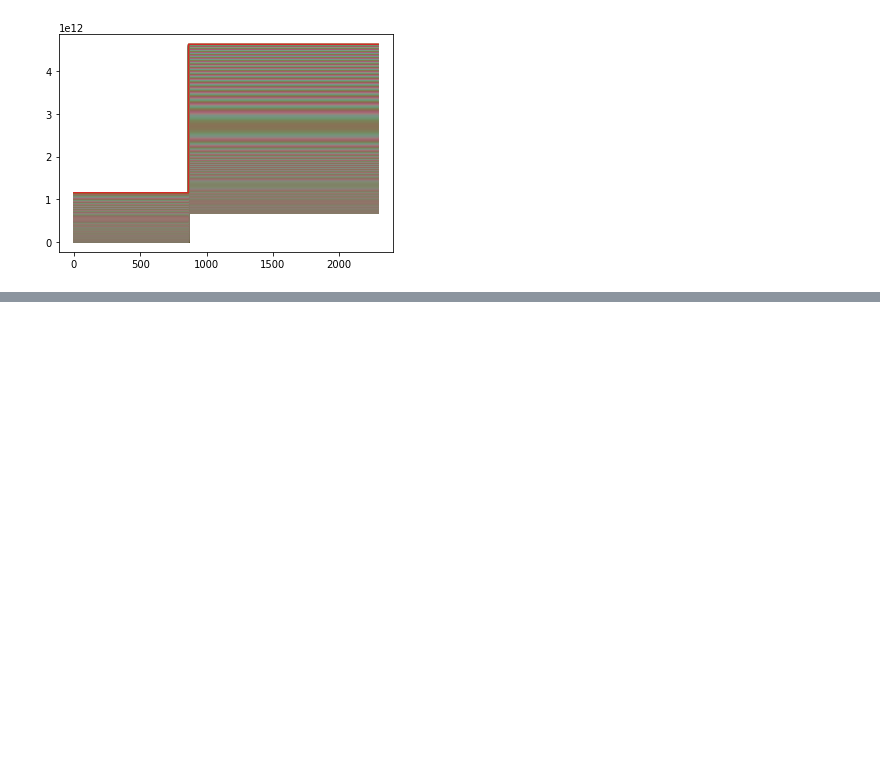
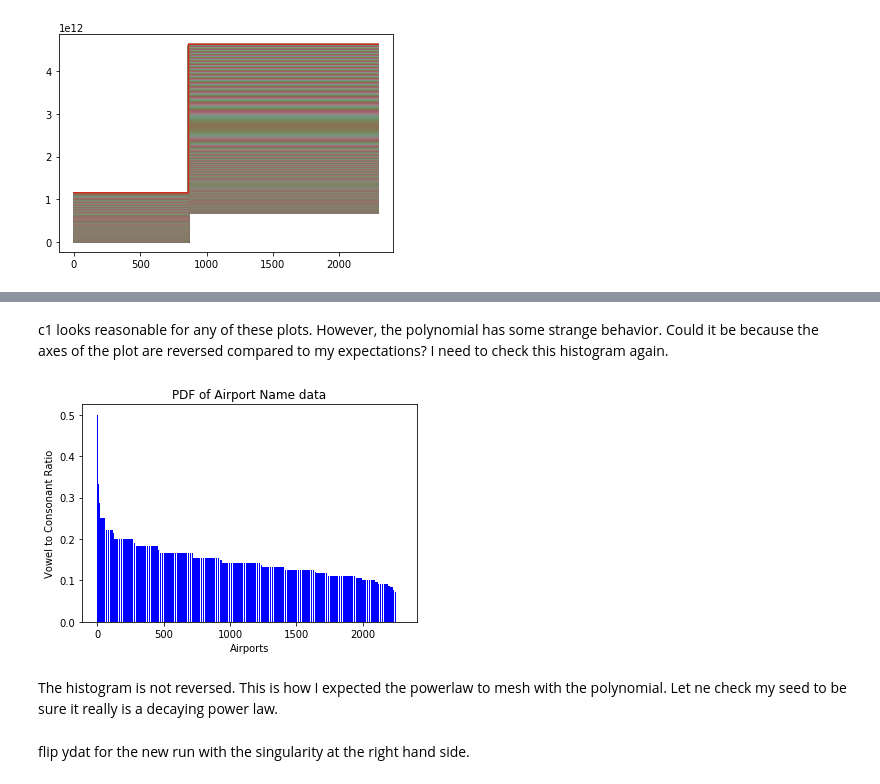
Before and after one commit to sdorsher/SpatialLanguageMachineLearning, a Jupyter notebook: PhraseQuest.ipynb, the cells around one changed output, grey strips where cells are left out. Saved outputs shown, nothing was run; the diff lists cells and outputs as text; code cells hidden in the pictures; blank space fills up the shorter version.

```diff
--- a/PhraseQuest.ipynb
+++ b/PhraseQuest.ipynb
@@ -911,0 +928,18 @@ git commit -m "Really nice implmentation of a spliced power law and pol"
+# %% [markdown]
+c1 looks reasonable for any of these plots. However, the polynomial has some strange behavior. Could it be because the axes of the plot are reversed compared to my expectations? I need to check this histogram again.
+# %%
+
+import matplotlib.pyplot as plt
+fig =gcf()
+plt.title('PDF of Airport Name data')
+plt.xlabel('Airports')
+plt.ylabel('Vowel to Consonant Ratio')
+p=plt.bar(xdat,ydat,color='b')
+#plt.legend(loc='upper right', frameon=False)
+plt.show()
+# %% [output]
+[figure, added]
+# %% [markdown]
+The histogram is not reversed. This is how I expected the powerlaw to mesh with the polynomial. Let ne check my seed to be sure it really is a decaying power law.
+# %% [markdown]
+flip ydat for the new run with the singularity at the right hand side.
```
Also changed, not shown: parts of 35 cells of this notebook.
